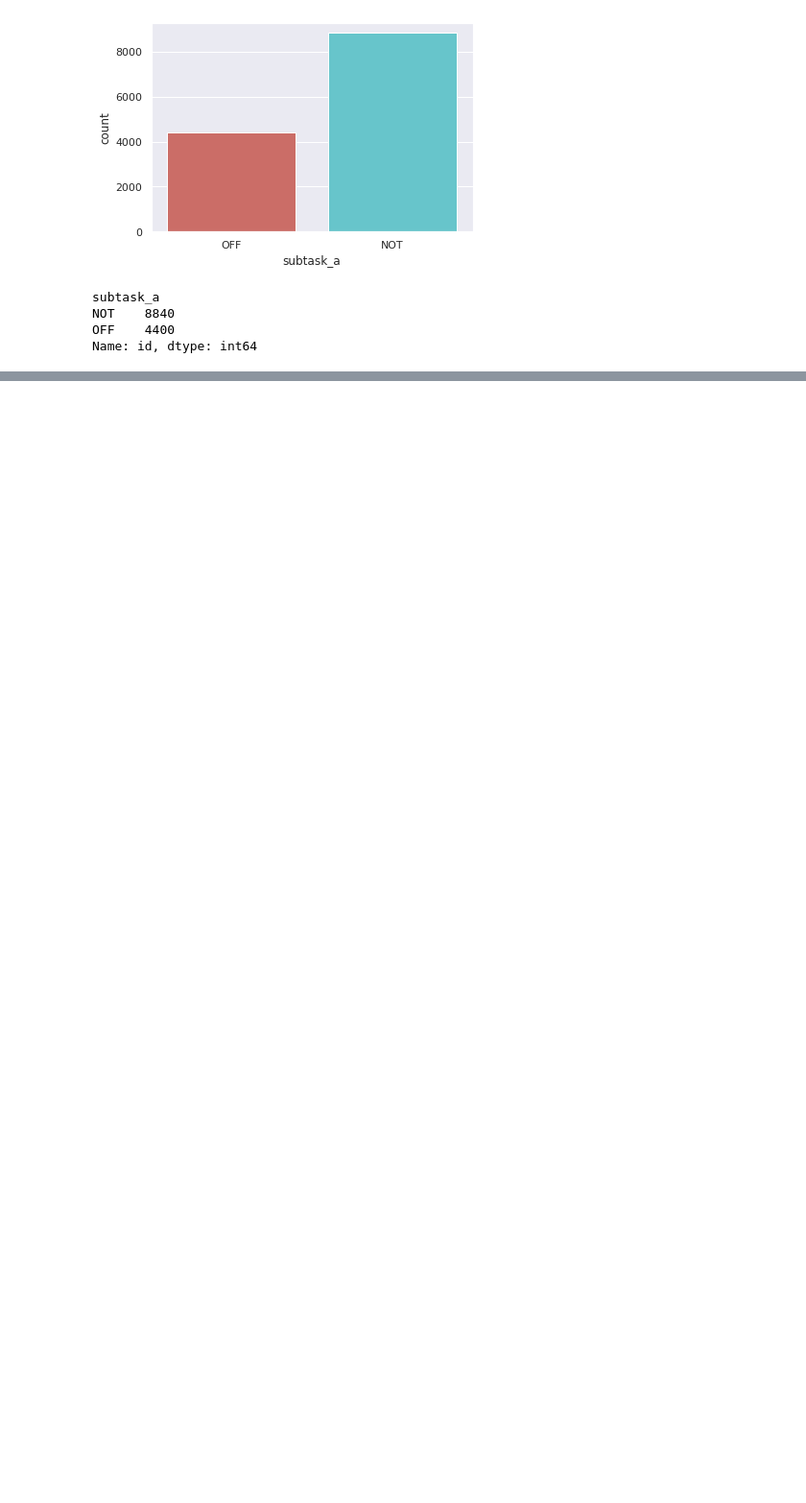
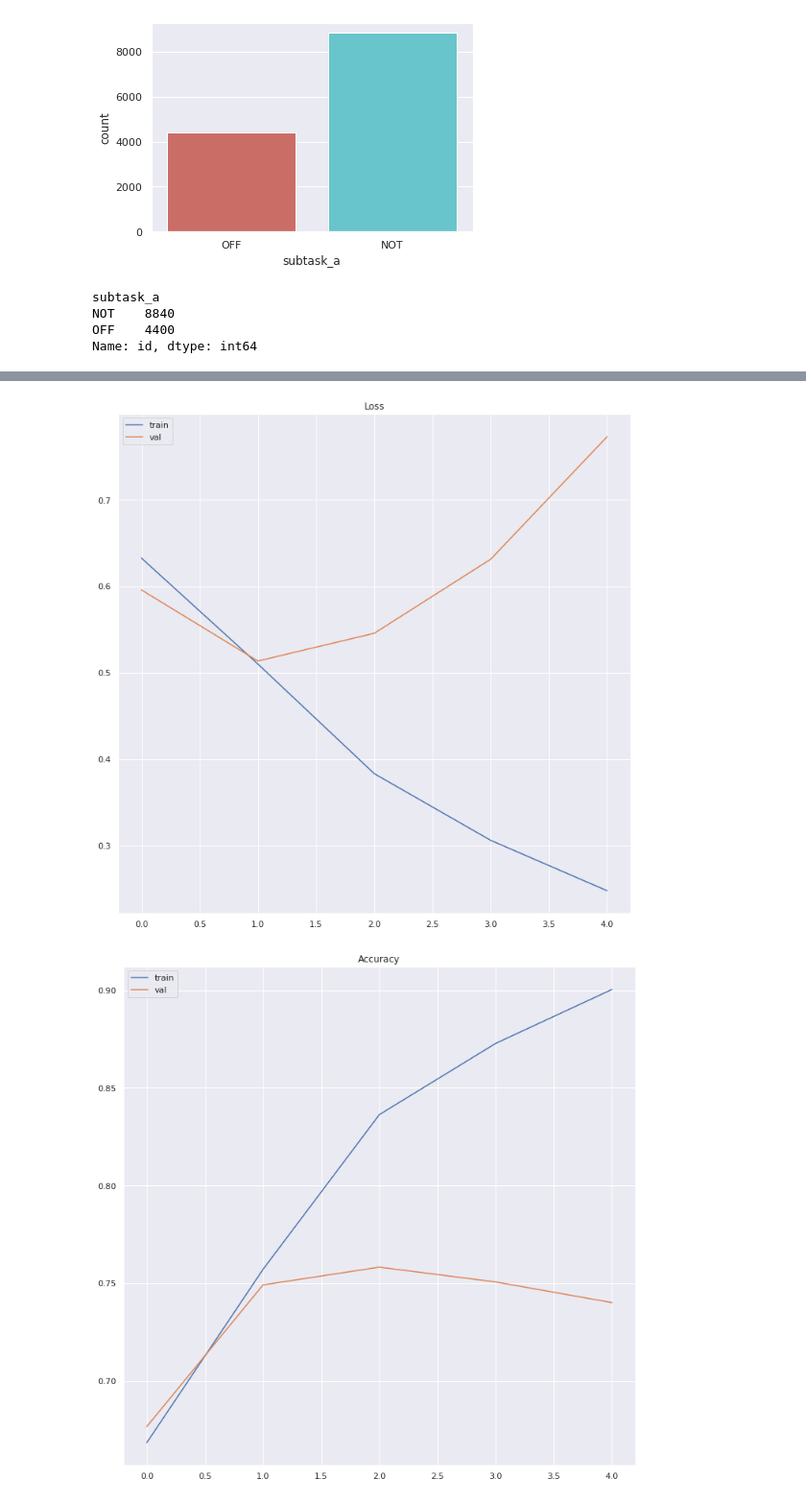
Before and after one commit to piotrjaniszewski1/Offensive-Language-Identification-and-Categorization, a Jupyter notebook: SemEval_2020_Task_12.ipynb, the cells around one changed output, grey strips where cells are left out. Shown at 96% size. Saved outputs shown, nothing was run; the diff lists cells and outputs as text; code cells hidden in the pictures; blank space fills up the shorter version.

```diff
--- a/SemEval_2020_Task_12.ipynb
+++ b/SemEval_2020_Task_12.ipynb
@@ -192,0 +298,3 @@ Name: id, dtype: int64
+# %%
+from gensim.models import Word2Vec
+word2vec = Word2Vec(vocab, size=100, min_count=2)     # would bigger size be better?
@@ -192,0 +672,15 @@ Name: id, dtype: int64
+# %%
+model = Sequential()
+
+# Keras Embedding layer with Word2Vec weights initialization
+model.add(Embedding(input_dim=vocab_size,
+                    output_dim=embedding_size,
+                    weights=[w2v_weights],
+                    input_length=max_lenght,
+                    mask_zero=True))
+
+model.add(LSTM(100, dropout=0.2, recurrent_dropout=0.2))
+model.add(Dense(1, activation='sigmoid'))
+model.summary()
+
+model.compile(optimizer='adam', loss='binary_crossentropy', metrics=['accuracy'])
@@ -192,0 +705,9 @@ Name: id, dtype: int64
+# %%
+## new embeddings trainable...
+model_name = ''
+
+history = model.fit(X_train, training_y, epochs=5, batch_size=64,
+                    validation_data=(X_valid, validation_y),
+                    callbacks=[get_model_checkpoint('best.h5')])
+
+model.save_weights(PATH_TO_DIR + 'check2.h5')
@@ -192,0 +732,5 @@ Name: id, dtype: int64
+# %%
+plot_history(history)
+# %% [output]
+[figure, added]
+[figure, added]
```
Also changed, not shown: parts of 97 cells of this notebook, 1 other file.
